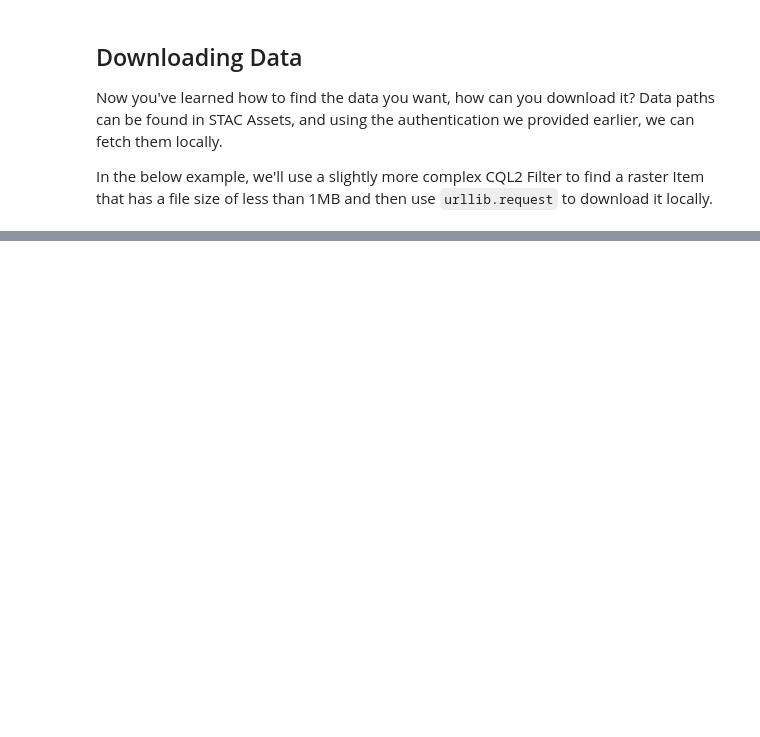
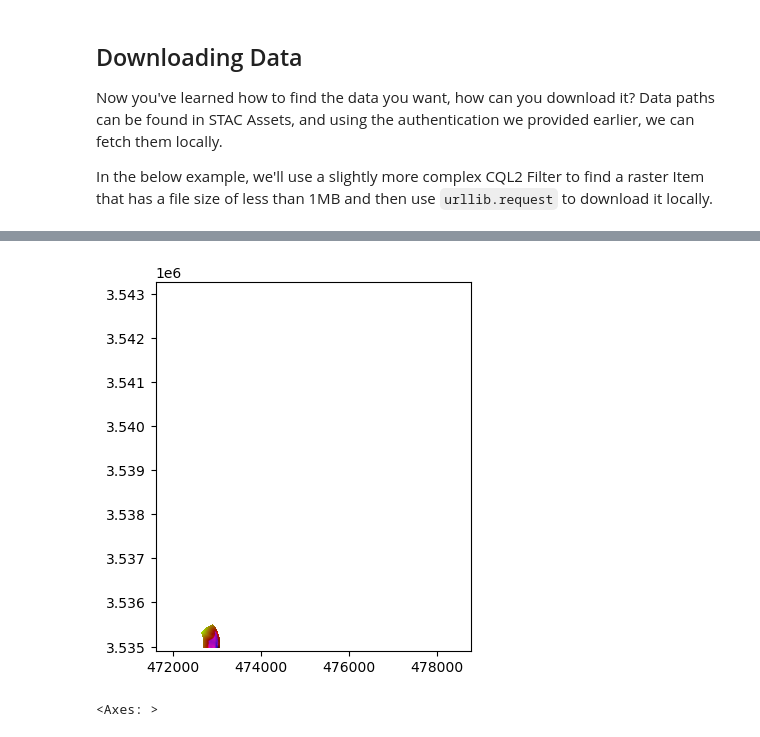
Before and after one commit to hobuinc/grid-pystac-examples, a Jupyter notebook: grid_pystac_workshop.ipynb, the cells around one changed output, grey strips where cells are left out. Drawn from its saved outputs; the diff is of its cells as text; code cells hidden in the pictures; blank space fills up the shorter version.

```diff
--- a/grid_pystac_workshop.ipynb
+++ b/grid_pystac_workshop.ipynb
@@ -303,0 +307,33 @@ m.add(gj)
+# %%
+import rasterio
+import rasterio.plot
+
+
+#The same can be done with rasterio
+src = rasterio.open(vsipath)
+xmin,ymin,xmax,ymax = item.bbox
+ax = plt.gca()
+
+rasterio.plot.show(src, cmap="terrain", transform=src.transform)
+
+# pyplot.imshow(src.read(1), cmap='terrain')
+# rasterio.plot.show(src.read(), transform=src.transform)
+
+# rasterio.plot.show(src, cmap="terrain", ax=ax)
+# plt.show()
+
+# urlpath = urllib.parse.urlparse(href).path
+# basename = os.path.basename(urlpath)
+# abspath = os.path.abspath(basename)
+
+# req = urllib.request.Request(href)
+# req.add_header("Authorization", f"Bearer {api_token}")
+# with urllib.request.urlopen(req) as fin:
+#     data = fin.read()
+#     with open(basename, 'wb') as fout:
+#         fout.write(data)
+
+# print(f"{item.id} downloaded to {abspath}")
+# %% [output]
+[figure, added]
+<Axes: >
```
Also changed, not shown: parts of 11 cells of this notebook.
